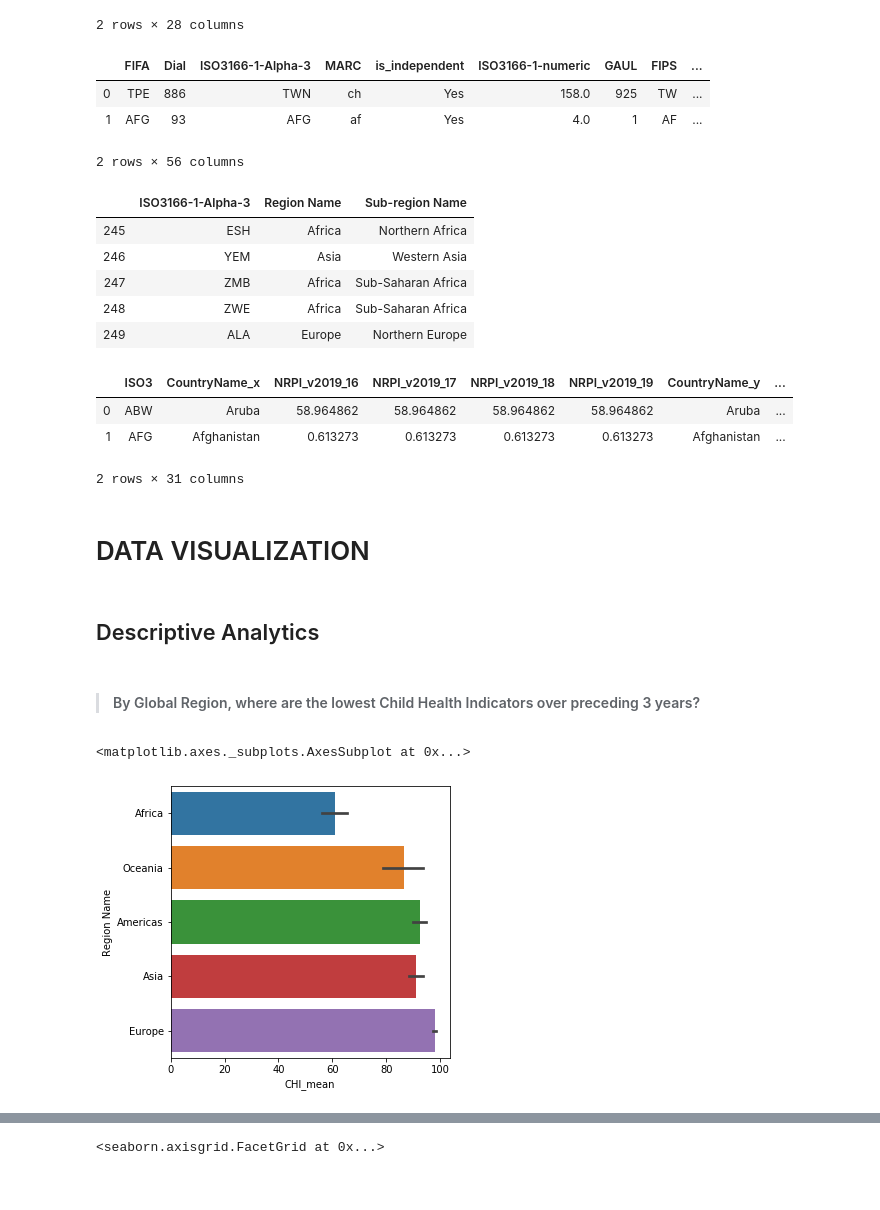
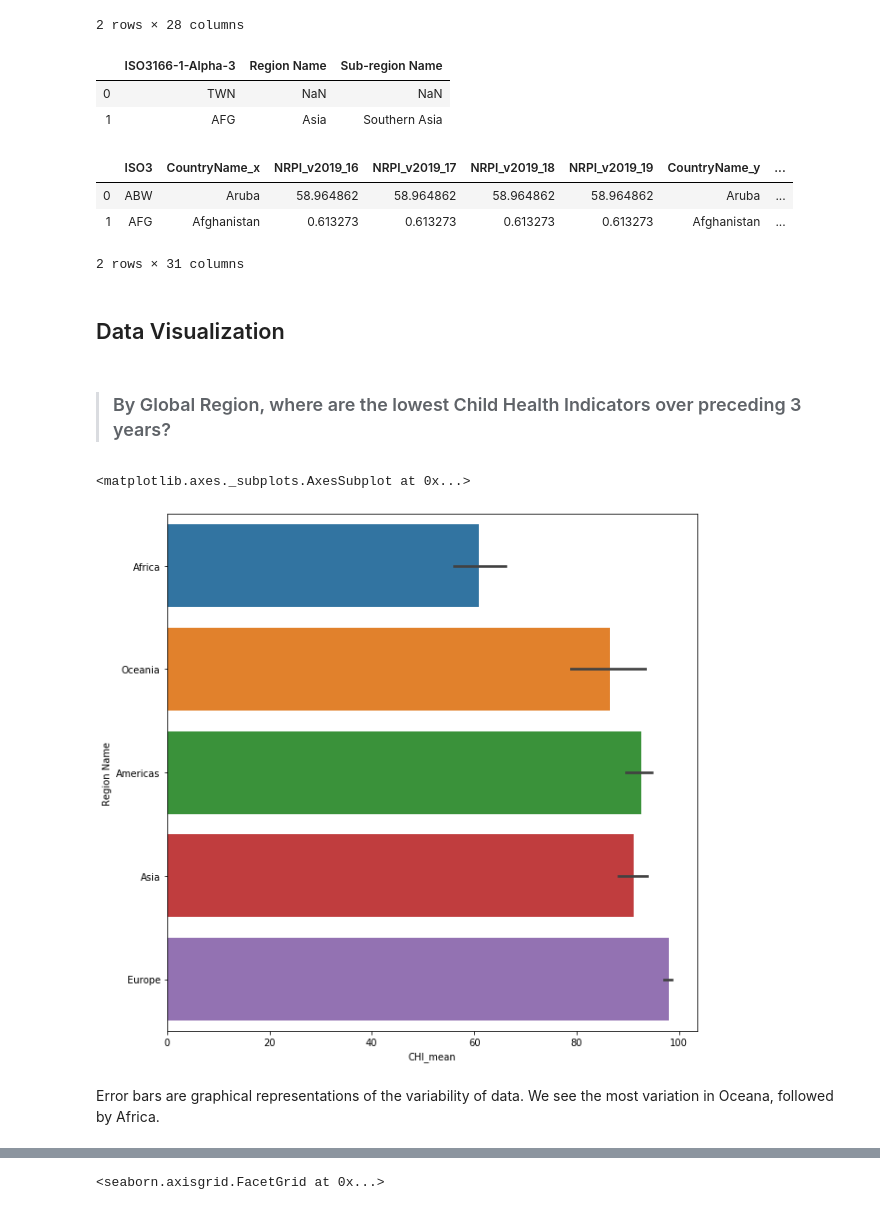
Before and after one commit to atxmoon/aly6140_capstone, a Jupyter notebook: capstone_amoon.ipynb, the cells around one changed output, grey strips where cells are left out. Cells and saved outputs as stored; diff of their text form; code cells hidden in the pictures.

```diff
--- a/capstone_amoon.ipynb
+++ b/capstone_amoon.ipynb
@@ -110,24 +97,16 @@ df.head(2)
 2 rows × 28 columns
 # %%
 # bring in regional/geographic grouping by ISO3
+# (observe current state of indicators by geographic region)
 temp_df = pd.read_csv('https://datahub.io/core/country-codes/r/country-codes.csv')
-temp_df.head(2)
-# %% [output]
-|  | FIFA | Dial | ISO3166-1-Alpha-3 | MARC | is_independent | ISO3166-1-numeric | GAUL | FIPS | ... |
-| 0 | TPE | 886 | TWN | ch | Yes | 158.0 | 925 | TW | ... |
-| 1 | AFG | 93 | AFG | af | Yes | 4.0 | 1 | AF | ... |
-2 rows × 56 columns
 # %%
 # keep only regional/geographic grouping
 temp_df = temp_df[['ISO3166-1-Alpha-3', 'Region Name', 'Sub-region Name']]
-temp_df.tail(5)
+temp_df.head(2)
 # %% [output]
 |  | ISO3166-1-Alpha-3 | Region Name | Sub-region Name |
-| 245 | ESH | Africa | Northern Africa |
-| 246 | YEM | Asia | Western Asia |
-| 247 | ZMB | Africa | Sub-Saharan Africa |
-| 248 | ZWE | Africa | Sub-Saharan Africa |
-| 249 | ALA | Europe | Northern Europe |
+| 0 | TWN | NaN | NaN |
+| 1 | AFG | Asia | Southern Asia |
 # %%
 # Join Natural Resource & Child Health data with Country/Regional Grouping on ISO3
 df = df.merge(temp_df, left_on='ISO3', right_on='ISO3166-1-Alpha-3')
@@ -141,18 +120,17 @@ df.head(2)
 df = df.drop(columns=['CountryName_y', 'ISO3166-1-Alpha-3'])
 # %%
 df.to_excel('output.xlsx')
-# %% [markdown]
-
-
-# DATA VISUALIZATION
-# %% [markdown]
-## Descriptive Analytics
+# %% [markdown]
+<a id="viz"></a>
+## Data Visualization
 # %% [markdown]
-> #### By Global Region, where are the lowest Child Health Indicators over preceding 3 years?
+> ### By Global Region, where are the lowest Child Health Indicators over preceding 3 years?
 # %%
-plt.figure(figsize=(5,5))
+plt.figure(figsize=(10,10))
 sns.barplot(x="CHI_mean", y="Region Name", data=df.sort_values("CHI_mean"))
 # %% [output]
 <matplotlib.axes._subplots.AxesSubplot at 0x...>
-[figure, old version]
+[figure, new version]
+# %% [markdown]
+Error bars are graphical representations of the variability of data. We see the most variation in Oceana, followed by Africa.
 # %% [markdown]
```
Also changed, not shown: parts of 24 cells of this notebook.
